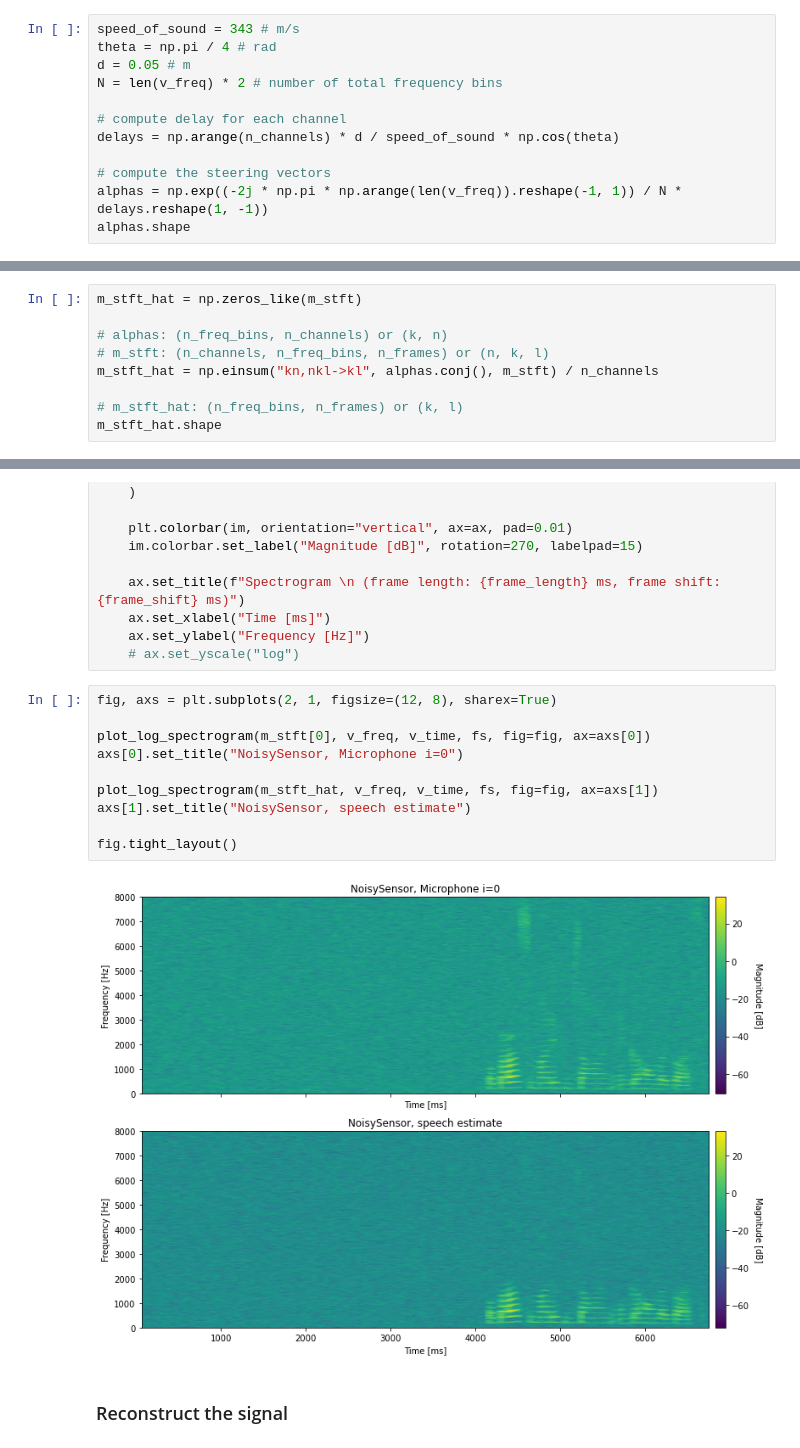
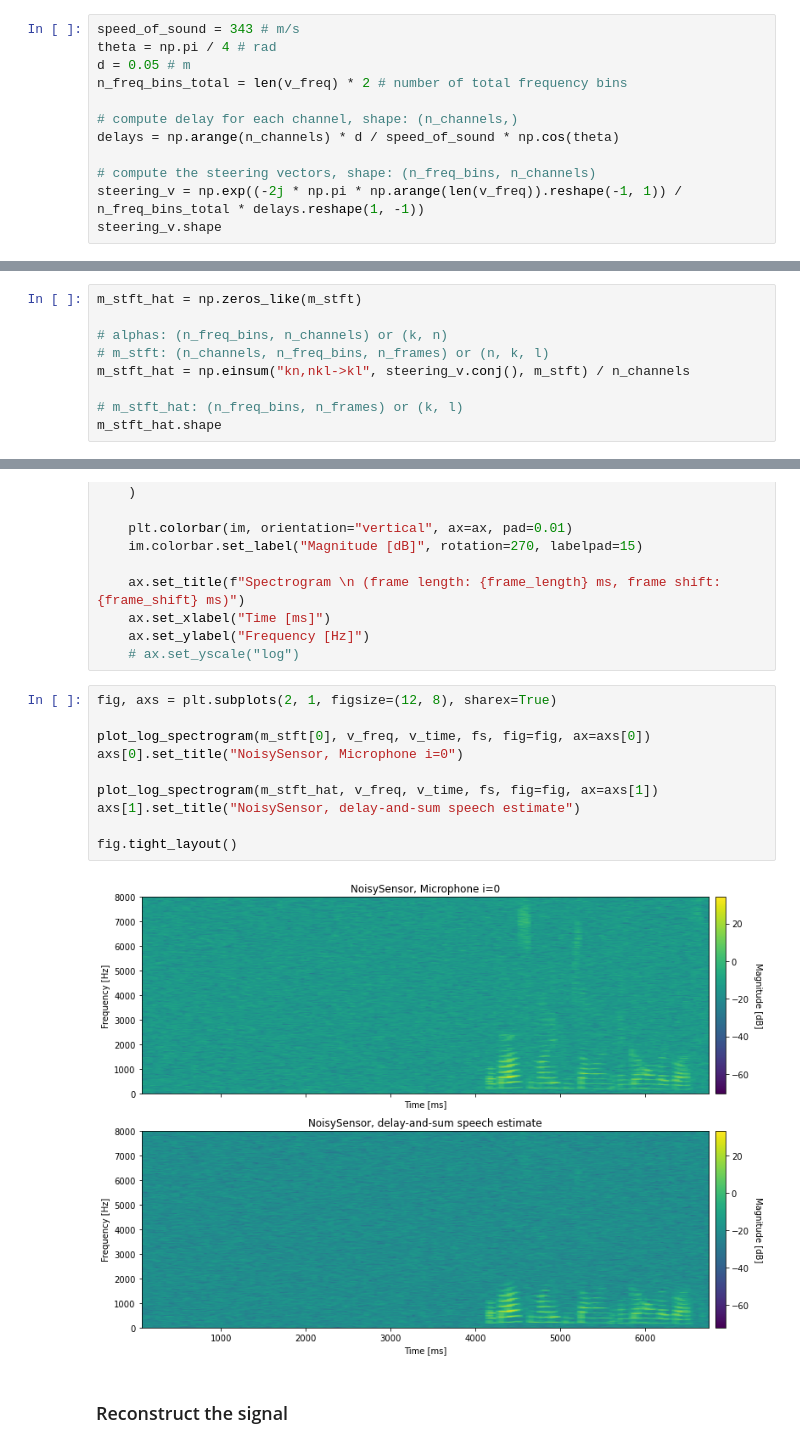
Before and after one commit to iibrahimli/ssp_sose2023, a Jupyter notebook: Exercise7/exercise7.ipynb, the cells around one changed output, grey strips where cells are left out. Saved outputs shown, nothing was run; the diff lists cells and outputs as text.

```diff
--- a/Exercise7/exercise7.ipynb
+++ b/Exercise7/exercise7.ipynb
@@ -106,14 +106,14 @@ m_stft.shape: (4, 210, 1025) v_freq: (210,) v_time: (210,)
 speed_of_sound = 343 # m/s
 theta = np.pi / 4 # rad
 d = 0.05 # m
-N = len(v_freq) * 2 # number of total frequency bins
+n_freq_bins_total = len(v_freq) * 2 # number of total frequency bins
 
-# compute delay for each channel
+# compute delay for each channel, shape: (n_channels,)
 delays = np.arange(n_channels) * d / speed_of_sound * np.cos(theta)
 
-# compute the steering vectors
-alphas = np.exp((-2j * np.pi * np.arange(len(v_freq)).reshape(-1, 1)) / N * delays.reshape(1, -1))
-alphas.shape
+# compute the steering vectors, shape: (n_freq_bins, n_channels)
+steering_v = np.exp((-2j * np.pi * np.arange(len(v_freq)).reshape(-1, 1)) / n_freq_bins_total * delays.reshape(1, -1))
+steering_v.shape
 # %% [output]
 (210, 4)
 # %% [markdown]
@@ -123,7 +123,7 @@ m_stft_hat = np.zeros_like(m_stft)
 
 # alphas: (n_freq_bins, n_channels) or (k, n)
 # m_stft: (n_channels, n_freq_bins, n_frames) or (n, k, l)
-m_stft_hat = np.einsum("kn,nkl->kl", alphas.conj(), m_stft) / n_channels
+m_stft_hat = np.einsum("kn,nkl->kl", steering_v.conj(), m_stft) / n_channels
 
 # m_stft_hat: (n_freq_bins, n_frames) or (k, l)
 m_stft_hat.shape
@@ -161,15 +161,15 @@ def plot_log_spectrogram(
 # %%
 fig, axs = plt.subplots(2, 1, figsize=(12, 8), sharex=True)
 
 plot_log_spectrogram(m_stft[0], v_freq, v_time, fs, fig=fig, ax=axs[0])
 axs[0].set_title("NoisySensor, Microphone i=0")
 
 plot_log_spectrogram(m_stft_hat, v_freq, v_time, fs, fig=fig, ax=axs[1])
-axs[1].set_title("NoisySensor, speech estimate")
+axs[1].set_title("NoisySensor, delay-and-sum speech estimate")
 
 fig.tight_layout()
 # %% [output]
-[figure, old version]
+[figure, new version]
 # %% [markdown]
 ### Reconstruct the signal
 # %%
```
Also changed, not shown: parts of 12 cells of this notebook.
